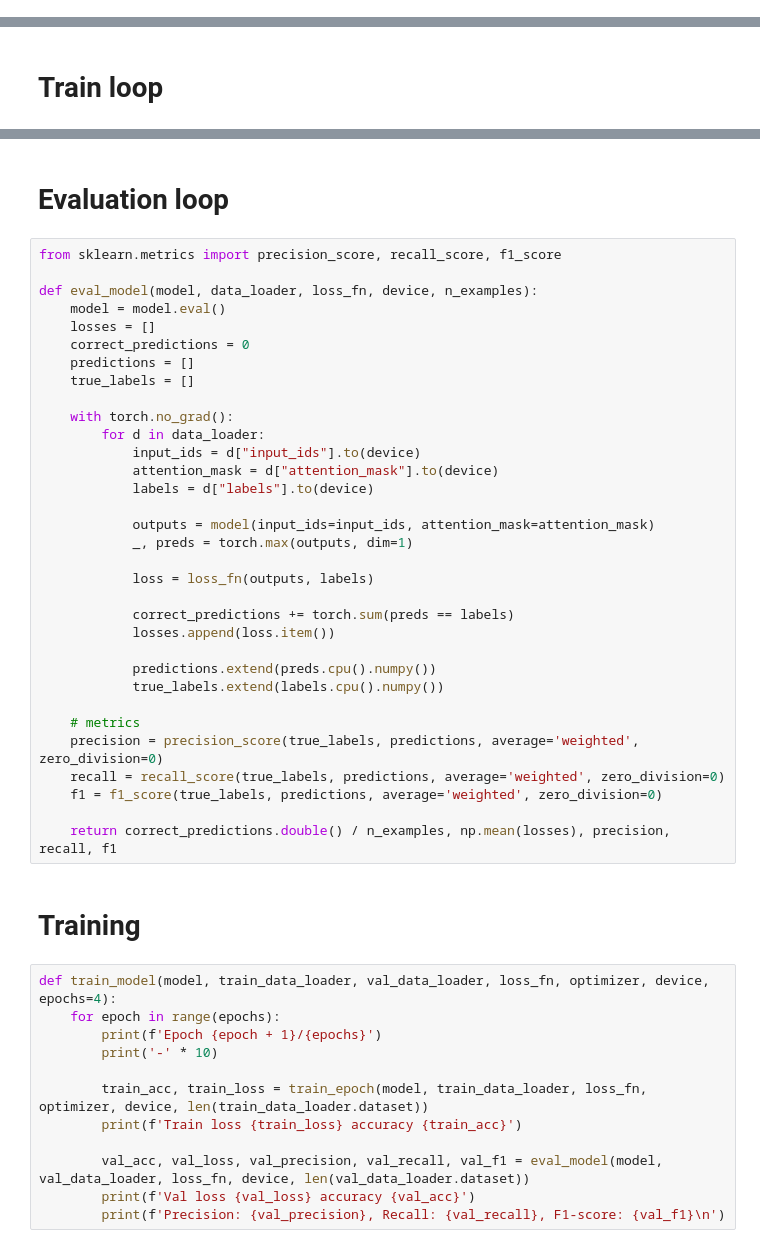
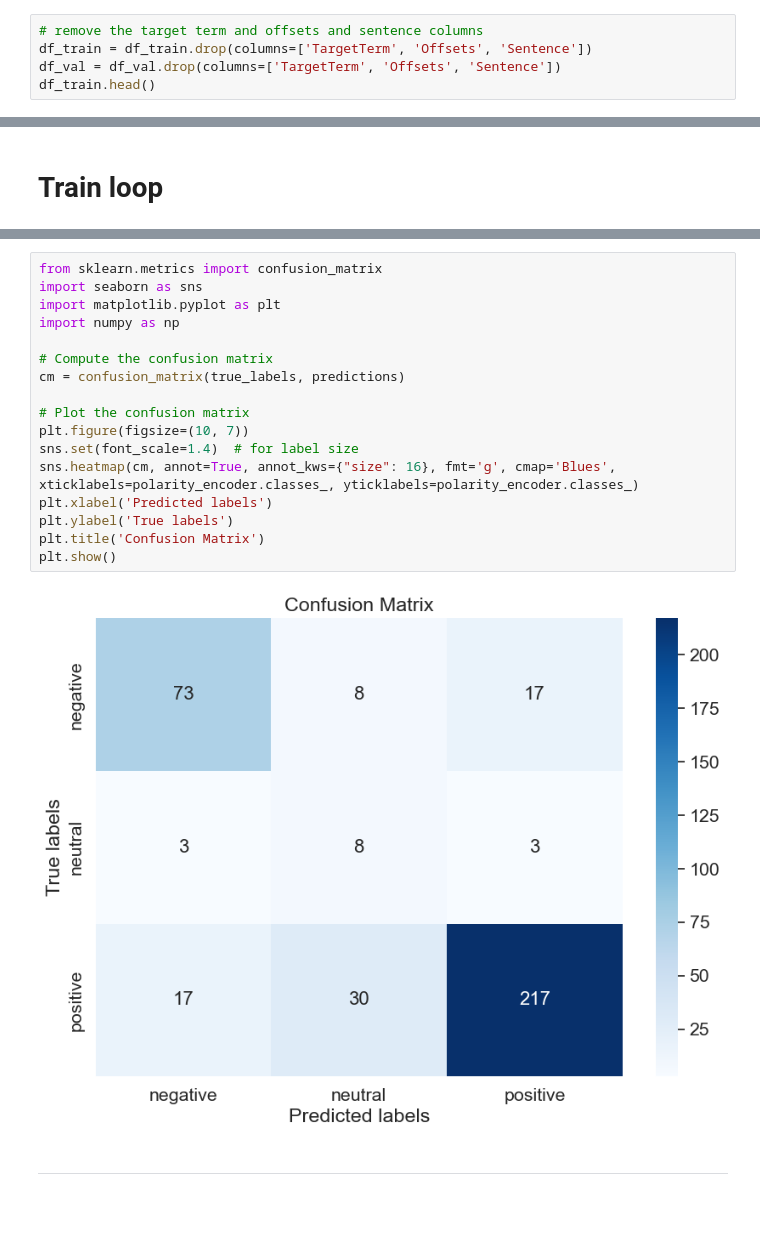
Before and after one commit to pnikitits/NLP, a Jupyter notebook: Assignment/nlp_assignment/test_2.ipynb, the cells around one changed output, grey strips where cells are left out. Drawn from its saved outputs; the diff is of its cells as text; blank space fills up the shorter version.

```diff
--- a/Assignment/nlp_assignment/test_2.ipynb
+++ b/Assignment/nlp_assignment/test_2.ipynb
@@ -74,0 +147,5 @@ Name: proportion, dtype: float64
+# %%
+# remove the target term and offsets and sentence columns
+df_train = df_train.drop(columns=['TargetTerm', 'Offsets', 'Sentence'])
+df_val = df_val.drop(columns=['TargetTerm', 'Offsets', 'Sentence'])
+df_train.head()
@@ -205,49 +409,21 @@ def train_epoch(model, data_loader, loss_fn, optimizer, device, n_examples):
+# %%
+from sklearn.metrics import confusion_matrix
+import seaborn as sns
+import matplotlib.pyplot as plt
+import numpy as np
+
+# Compute the confusion matrix
+cm = confusion_matrix(true_labels, predictions)
+
+# Plot the confusion matrix
+plt.figure(figsize=(10, 7))
+sns.set(font_scale=1.4)  # for label size
+sns.heatmap(cm, annot=True, annot_kws={"size": 16}, fmt='g', cmap='Blues', xticklabels=polarity_encoder.classes_, yticklabels=polarity_encoder.classes_)
+plt.xlabel('Predicted labels')
+plt.ylabel('True labels')
+plt.title('Confusion Matrix')
+plt.show()
+# %% [output]
+[figure, added]
 # %% [markdown]
-# Evaluation loop
+---
-# %%
-from sklearn.metrics import precision_score, recall_score, f1_score
-
-def eval_model(model, data_loader, loss_fn, device, n_examples):
-    model = model.eval()
-    losses = []
-    correct_predictions = 0
-    predictions = []
-    true_labels = []
-
-    with torch.no_grad():
-        for d in data_loader:
-            input_ids = d["input_ids"].to(device)
-            attention_mask = d["attention_mask"].to(device)
-            labels = d["labels"].to(device)
-
-            outputs = model(input_ids=input_ids, attention_mask=attention_mask)
-            _, preds = torch.max(outputs, dim=1)
-
-            loss = loss_fn(outputs, labels)
-
-            correct_predictions += torch.sum(preds == labels)
-            losses.append(loss.item())
-
-            predictions.extend(preds.cpu().numpy())
-            true_labels.extend(labels.cpu().numpy())
-
-    # metrics
-    precision = precision_score(true_labels, predictions, average='weighted', zero_division=0)
-    recall = recall_score(true_labels, predictions, average='weighted', zero_division=0)
-    f1 = f1_score(true_labels, predictions, average='weighted', zero_division=0)
-
-    return correct_predictions.double() / n_examples, np.mean(losses), precision, recall, f1
-# %% [markdown]
-# Training
-# %%
-def train_model(model, train_data_loader, val_data_loader, loss_fn, optimizer, device, epochs=4):
-    for epoch in range(epochs):
-        print(f'Epoch {epoch + 1}/{epochs}')
-        print('-' * 10)
-
-        train_acc, train_loss = train_epoch(model, train_data_loader, loss_fn, optimizer, device, len(train_data_loader.dataset))
-        print(f'Train loss {train_loss} accuracy {train_acc}')
-
-        val_acc, val_loss, val_precision, val_recall, val_f1 = eval_model(model, val_data_loader, loss_fn, device, len(val_data_loader.dataset))
-        print(f'Val loss {val_loss} accuracy {val_acc}')
-        print(f'Precision: {val_precision}, Recall: {val_recall}, F1-score: {val_f1}\n')
```
Also changed, not shown: parts of 27 cells of this notebook.
